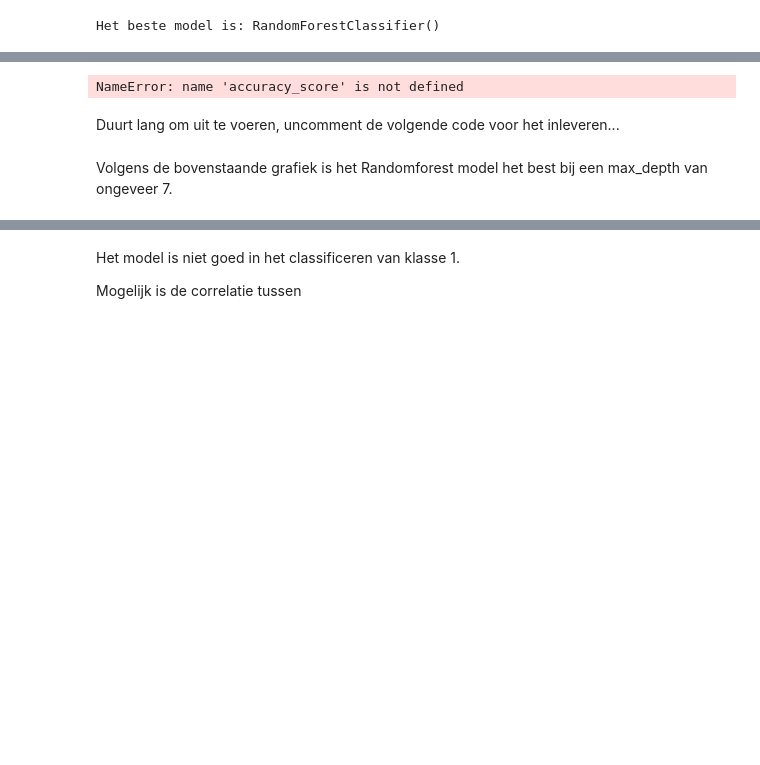
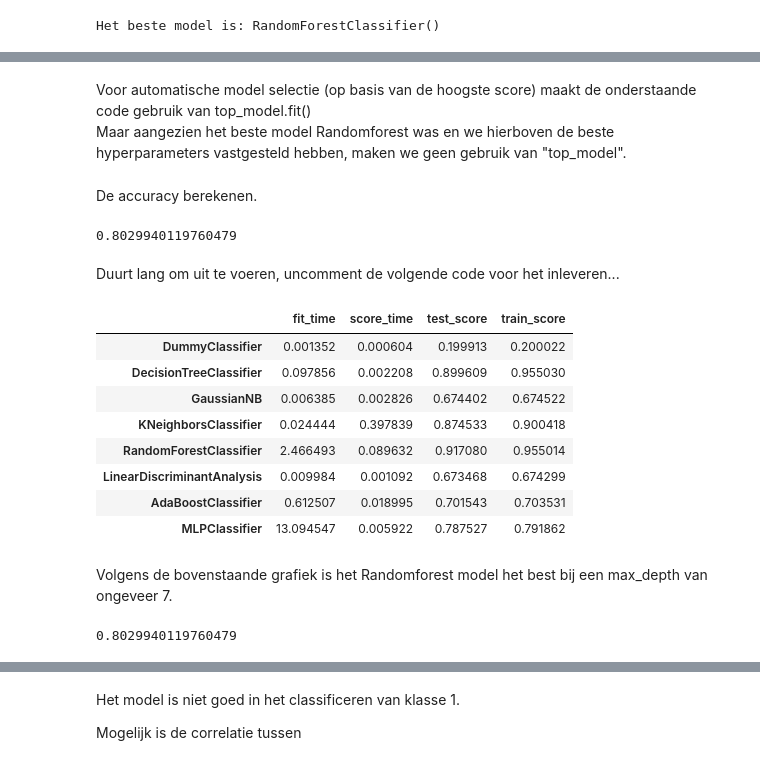
Before and after one commit to Fl-ris/Lifelines_Classifier, a Jupyter notebook: Lifelines_classifier.ipynb, the cells around one changed output, grey strips where cells are left out. Cells and saved outputs as stored; diff of their text form; code cells hidden in the pictures; blank space fills up the shorter version.

```diff
--- a/Lifelines_classifier.ipynb
+++ b/Lifelines_classifier.ipynb
@@ -496,9 +592,12 @@ NameError: name 'SelectKBest' is not defined
+# %% [markdown]
+Voor automatische model selectie (op basis van de hoogste score) maakt de onderstaande code gebruik van top_model.fit() <br>
+Maar aangezien het beste model Randomforest was en we hierboven de beste hyperparameters vastgesteld hebben, maken we geen gebruik van "top_model".
 # %%
 from sklearn.metrics import multilabel_confusion_matrix
 
-model = top_model.fit(X_train_smote, y_train_smote)
-#model = MLPClassifier().fit(X_train_onehot, y_train)
-# lifelines_df["Prediction"] = model.predict(X_test)
+#model = top_model.fit(X_train_smote, y_train_smote)
+
+model = RandomForestClassifier(max_features=6, max_depth=25).fit(X_train_smote, y_train_smote)
 
 # codebook["attribute"].append("Prediction")
 # codebook["unit"].append("score")
@@ -506,28 +605,38 @@ model = top_model.fit(X_train_smote, y_train_smote)
 
 # Make predictions on test data
 y_pred = model.predict(X_test_onehot)
-
-# pd.DataFrame(lifelines_df["Prediction"].describe())
-
-#print(multilabel_confusion_matrix(y_test, y_pred, labels=["1", "2","3","4","5"]))
-
-accuracy_score(y_test,y_pred)
-# %% [output]
-NameError: name 'accuracy_score' is not defined
+# %% [markdown]
+De accuracy berekenen.
+# %%
+from sklearn.metrics import accuracy_score
+
+accuracy_score(y_test,y_pred)
+# %% [output]
+0.8029940119760479
 # %% [markdown]
 Duurt lang om uit te voeren, uncomment de volgende code voor het inleveren...
 # %%
 # Cross-validatie
-# from sklearn.model_selection import cross_validate
+from sklearn.model_selection import cross_validate
 
-# metric_scores = {}
-# for model in models:
-#     scores = cross_validate(model(), X_train_smote, y_train_smote, return_train_score=True)
-#     for key, val in scores.items():
-#         scores[key] = val.mean()
-#     metric_scores[f"{model.__name__}"] = scores
+metric_scores = {}
+for model in models:
+    scores = cross_validate(model(), X_train_smote, y_train_smote,cv=5, return_train_score=True)
+    for key, val in scores.items():
+        scores[key] = val.mean()
+    metric_scores[f"{model.__name__}"] = scores
 
-# pd.DataFrame(metric_scores).T
+pd.DataFrame(metric_scores).T
+# %% [output]
+|  | fit_time | score_time | test_score | train_score |
+| DummyClassifier | 0.001352 | 0.000604 | 0.199913 | 0.200022 |
+| DecisionTreeClassifier | 0.097856 | 0.002208 | 0.899609 | 0.955030 |
+| GaussianNB | 0.006385 | 0.002826 | 0.674402 | 0.674522 |
+| KNeighborsClassifier | 0.024444 | 0.397839 | 0.874533 | 0.900418 |
+| RandomForestClassifier | 2.466493 | 0.089632 | 0.917080 | 0.955014 |
+| LinearDiscriminantAnalysis | 0.009984 | 0.001092 | 0.673468 | 0.674299 |
+| AdaBoostClassifier | 0.612507 | 0.018995 | 0.701543 | 0.703531 |
+| MLPClassifier | 13.094547 | 0.005922 | 0.787527 | 0.791862 |
 # %%
 # from sklearn.feature_selection import SelectKBest
 #selector = SelectKBest(k=7).fit(X_train_smote, y_train_smote)
@@ -549,6 +658,8 @@ from sklearn.metrics import confusion_matrix, accuracy_score, RocCurveDisplay
 
 
 accuracy_score(y_test, y_pred)
+# %% [output]
+0.8029940119760479
 # %%
 print(confusion_matrix(y_test, y_pred))
 
```
Also changed, not shown: parts of 13 cells of this notebook.
